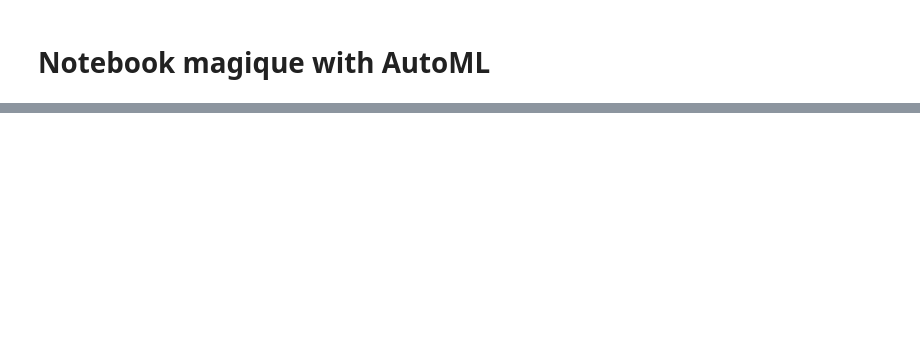
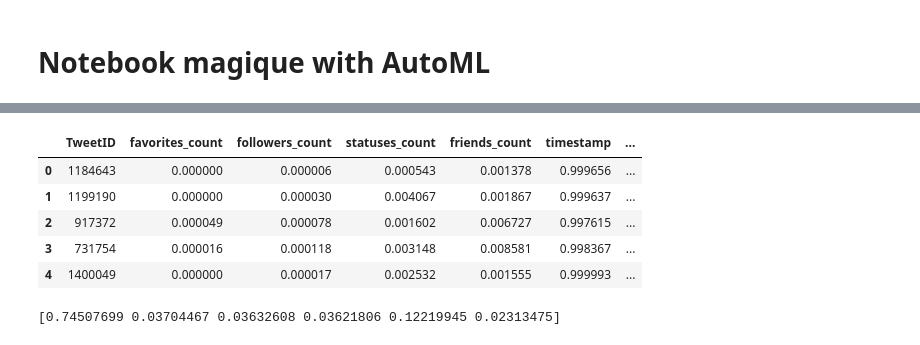
Before and after one commit to antoinegleisberg/INF554_kaggle, a Jupyter notebook: AutoML.ipynb, the cells around one changed output, grey strips where cells are left out. Cells and saved outputs as stored; diff of their text form; code cells hidden in the pictures; blank space fills up the shorter version.

```diff
--- a/AutoML.ipynb
+++ b/AutoML.ipynb
@@ -113,0 +73,5 @@ Best pipeline: RandomForestRegressor(input_matrix, bootstrap=True, max_features=
+# %%
+#MinMax
+from sklearn.preprocessing import MinMaxScaler
+scaler = MinMaxScaler()
+train_data = scaler.fit_transform(train_data)
@@ -113,0 +122,14 @@ Best pipeline: RandomForestRegressor(input_matrix, bootstrap=True, max_features=
+# %%
+#mentions is always empty -> DROP Mention
+
+eval_data = eval_data.drop(['mentions'], axis=1)
+eval_data = eval_data.drop(['hashtags'], axis=1)
+eval_data = eval_data.drop(['verified'], axis=1)
+eval_data = eval_data.drop(['urls'], axis=1)
+
+
+#drop the text column
+eval_data = eval_data.drop(['text'], axis=1)
+
+#add a column to data which makes followers/friends
+eval_data['followers_friends'] = eval_data['followers_count'] / (eval_data['friends_count'].apply(lambda x: x+1))
@@ -113,0 +138,10 @@ Best pipeline: RandomForestRegressor(input_matrix, bootstrap=True, max_features=
+# %%
+#MinMAX Scale all features but not the TweetID
+
+print(eval_data.head())
+
+eval_databis = scaler.transform(eval_data.drop(['TweetID'], axis=1))
+
+eval_databis = pd.DataFrame(eval_databis, columns=eval_data.drop(['TweetID'], axis=1).columns)
+#add tweet id
+eval_data = pd.concat((eval_data['TweetID'], eval_databis), axis=1)
@@ -113,0 +163,28 @@ Best pipeline: RandomForestRegressor(input_matrix, bootstrap=True, max_features=
+# %%
+#eval data to dataframe
+eval_data = pd.DataFrame(eval_data)
+eval_data.head()
+# %% [output]
+|  | TweetID | favorites_count | followers_count | statuses_count | friends_count | timestamp | ... |
+| 0 | 1184643 | 0.000000 | 0.000006 | 0.000543 | 0.001378 | 0.999656 | ... |
+| 1 | 1199190 | 0.000000 | 0.000030 | 0.004067 | 0.001867 | 0.999637 | ... |
+| 2 | 917372 | 0.000049 | 0.000078 | 0.001602 | 0.006727 | 0.997615 | ... |
+| 3 | 731754 | 0.000016 | 0.000118 | 0.003148 | 0.008581 | 0.998367 | ... |
+| 4 | 1400049 | 0.000000 | 0.000017 | 0.002532 | 0.001555 | 0.999993 | ... |
+# %%
+# Predict the CoverType for the evaluation dataset
+#import RandomForestRegressor
+from sklearn.ensemble import RandomForestRegressor
+#import ExtraTreesRegressor
+from sklearn.ensemble import ExtraTreesRegressor
+
+model=RandomForestRegressor(max_features=0.9568058814472833, max_leaf_nodes=11390,
+                      n_estimators=7, n_jobs=-1)
+
+model.fit(X_train, y_train)
+
+#show top features
+importances = model.feature_importances_
+print(importances)
+# %% [output]
+[0.74507699 0.03704467 0.03632608 0.03621806 0.12219945 0.02313475]
```
Also changed, not shown: parts of 16 cells of this notebook, 3 other files.
